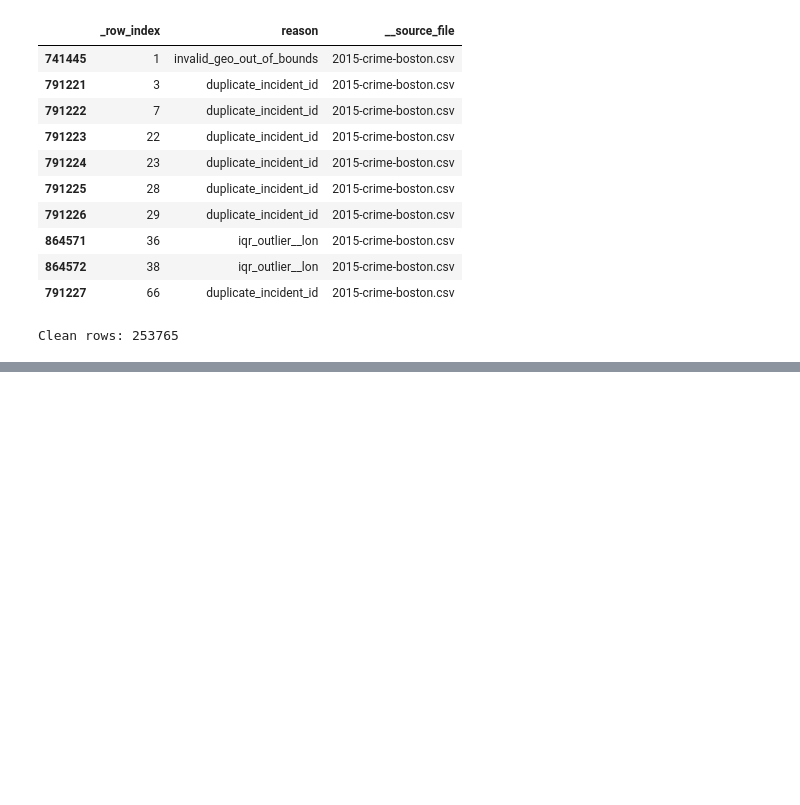
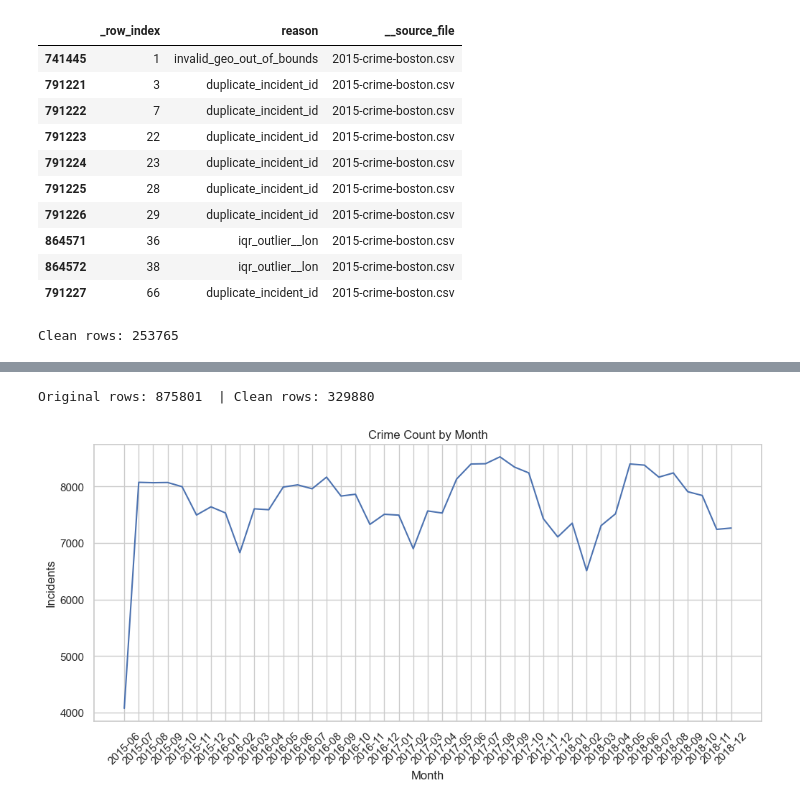
Before and after one commit to HarshaBeth/Boston-Area-Price-and-Crime-Prediction, a Jupyter notebook: backend/notebooks/model1.ipynb, the cells around one changed output, grey strips where cells are left out. Cells and saved outputs as stored; diff of their text form; code cells hidden in the pictures; blank space fills up the shorter version.

Commit message:
visualization done

```diff
--- a/backend/notebooks/model1.ipynb
+++ b/backend/notebooks/model1.ipynb
@@ -408,0 +590,45 @@ Clean rows: 253765
+# %%
+# ====== CELL A: FLAG BAD ROWS ======
+rows_to_drop = []
+
+# invalid datetime
+mask_bad_dt = work["_dt"].isna()
+rows_to_drop.extend(work.index[mask_bad_dt].tolist())
+
+# invalid hour
+mask_bad_hr = work["_hour"].isna() | (work["_hour"] < 0) | (work["_hour"] > 23)
+rows_to_drop.extend(work.index[mask_bad_hr].tolist())
+
+# missing type
+mask_bad_type = work["_type"].isna() | (work["_type"].str.strip()=="") | (work["_type"].str.lower()=="nan")
+rows_to_drop.extend(work.index[mask_bad_type].tolist())
+
+# out-of-bounds geo
+mask_bad_geo = (
+    work["_lat"].isna() | work["_lon"].isna() |
+    (work["_lat"] < 42.22) | (work["_lat"] > 42.43) |
+    (work["_lon"] < -71.20) | (work["_lon"] > -70.98)
+)
+rows_to_drop.extend(work.index[mask_bad_geo].tolist())
+
+# drop unique
+rows_to_drop = list(set(rows_to_drop))
+
+clean = work.drop(rows_to_drop).copy()
+print("Original rows:", len(work), " | Clean rows:", len(clean))
+# %% [output]
+Original rows: 875801  | Clean rows: 329880
+# %%
+## Cell 1: Time-series (crime rate over time)
+
+# ====== CELL 1: TIME SERIES ======
+ts = clean.groupby("_month")["_row_index"].count().reset_index(name="count")
+plt.figure(figsize=(12,5))
+sns.lineplot(x="_month", y="count", data=ts)
+plt.xticks(rotation=45)
+plt.title("Crime Count by Month")
+plt.xlabel("Month")
+plt.ylabel("Incidents")
+plt.show()
+# %% [output]
+[figure, added]
```
Also changed, not shown: parts of 9 cells of this notebook.
